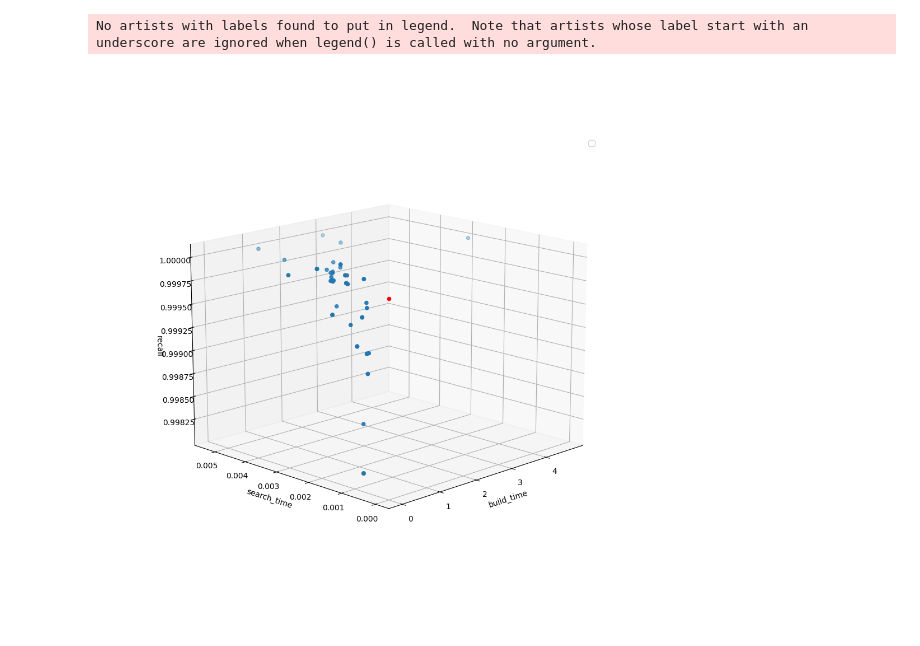
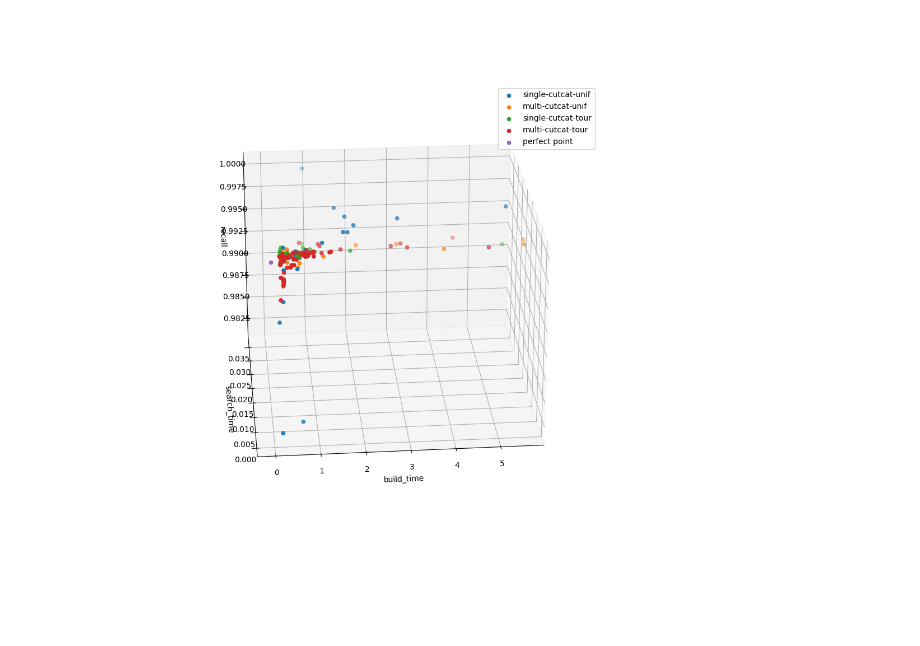
Before and after one commit to nngerncham/ma395_heuristic, a Jupyter notebook: project/algorithms/AnalysisPart1.ipynb, the cells around one changed output. Drawn from its saved outputs; the diff is of its cells as text; code cells hidden in the pictures; blank space fills up the shorter version.

```diff
--- a/project/algorithms/AnalysisPart1.ipynb
+++ b/project/algorithms/AnalysisPart1.ipynb
@@ -65,19 +51,41 @@ top10
 # %%
-plt.figure(figsize=(10, 10))
-axes = plt.axes(projection='3d')
+# plt.figure(figsize=(10, 10))
+# axes = plt.axes(projection='3d')
 
-# sift_results = sift_results.groupby("generation").mean()
-axes.scatter3D(sift_results['build_time'], sift_results['search_time'], sift_results['recall'])
-axes.scatter3D([0.0], [0.0], [1.0], c='r')
-axes.scatter3D(top10['build_time'], top10['search_time'], top10['recall'], c="orange")
+# # sift_results = sift_results.groupby("generation").mean()
+# axes.scatter3D(sift_results['build_time'], sift_results['search_time'], sift_results['recall'])
+# axes.scatter3D([0.0], [0.0], [1.0], c='r')
+# axes.scatter3D(top10['build_time'], top10['search_time'], top10['recall'], c="orange")
 
-axes.set_xlabel('build_time')
-axes.set_ylabel('search_time')
-axes.set_zlabel('recall')
-axes.view_init(elev=15, azim=225)
-plt.savefig('./images/m3/3d-top10.png')
-plt.legend()
-plt.show()
+# axes.set_xlabel('build_time')
+# axes.set_ylabel('search_time')
+# axes.set_zlabel('recall')
+# axes.view_init(elev=15, azim=225)
+# plt.savefig('./images/m3/3d-top10.png')
+# plt.legend()
+# plt.show()
-# %% [output]
-No artists with labels found to put in legend.  Note that artists whose label start with an underscore are ignored when legend() is called with no argument.
-[figure, removed]
+# %%
+plt.figure(figsize=(10, 10))
+axes = plt.axes(projection='3d')
+
+methods = [
+    "single-cutcat-unif",
+    "multi-cutcat-unif",
+    "single-cutcat-tour",
+    "multi-cutcat-tour"
+]
+
+for method in methods:
+    to_use = sift_results[sift_results["method"] == method]
+    axes.scatter3D(to_use['build_time'], to_use['search_time'], to_use['recall'], label=method)
+axes.scatter3D([0.0], [0.0], [1.0], label="perfect point")
+
+axes.set_xlabel('build_time')
+axes.set_ylabel('search_time')
+axes.set_zlabel('recall')
+axes.view_init(elev=24, azim=-95)
+plt.legend()
+
+plt.savefig('./images/m3/all-methods1.png')
+# %% [output]
+[figure, added]
```
Also changed, not shown: parts of 5 cells of this notebook, 11 other files.
